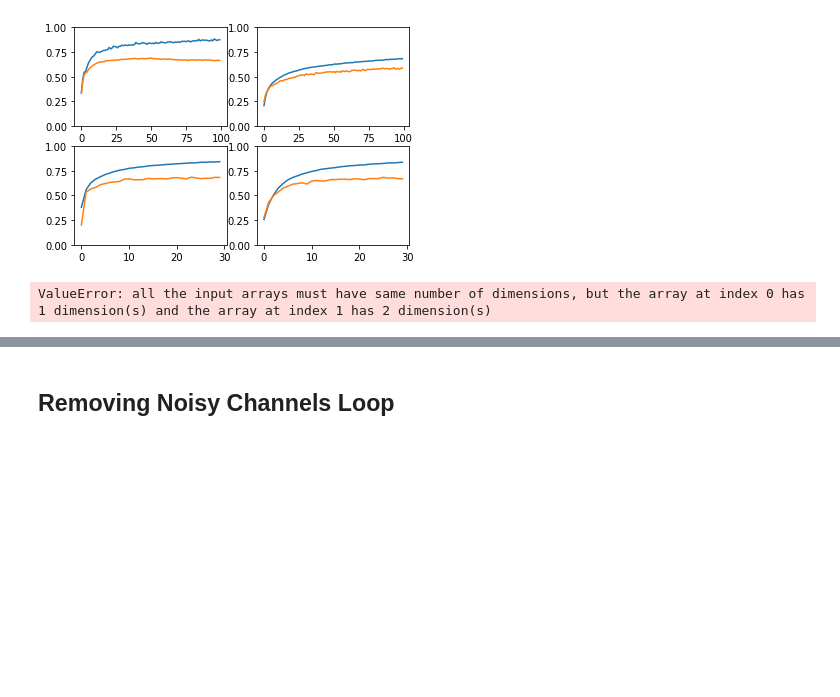
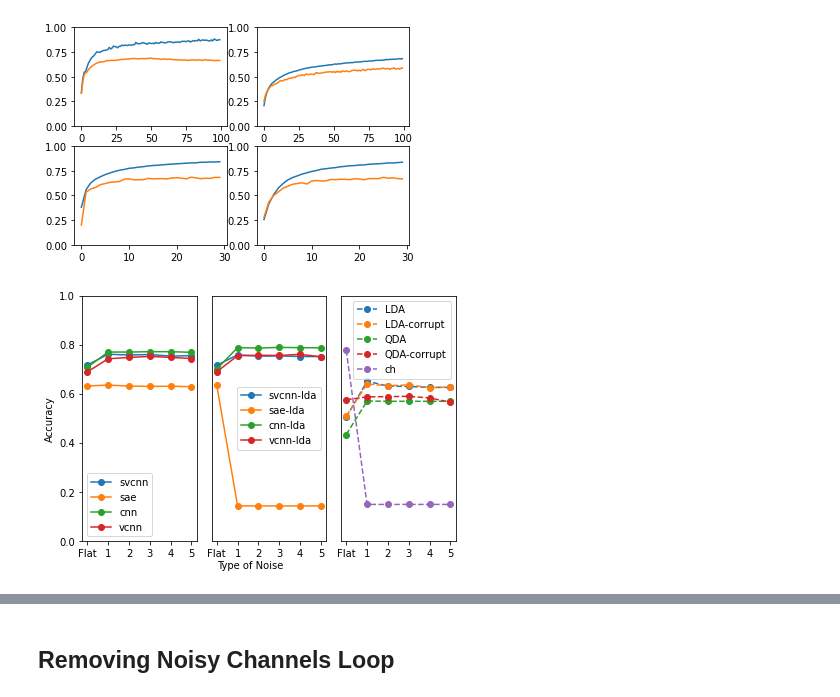
Before and after one commit to yuniteh/latent_rep, a Jupyter notebook: python/loop_main.ipynb, the cells around one changed output, grey strips where cells are left out. Cells and saved outputs as stored; diff of their text form; code cells hidden in the pictures; blank space fills up the shorter version.

```diff
--- a/python/loop_main.ipynb
+++ b/python/loop_main.ipynb
@@ -148,27 +128,27 @@ sub_noise = np.nanmean(np.nanmean(sub_noise_o,axis=0),axis=0)
 # %%
 # Plot accuracy vs. noise
 fig,ax = plt.subplots(1,3)
 for i in range(0,4):
-    ax[0].plot(np.hstack((ave_noise[:,i],ave_noise[:,i])),'-o')
+    ax[0].plot(np.hstack((flat_ave_noise[:,i],ave_noise[:,i])),'-o')
 for i in range(4,8):
     ax[1].plot(np.hstack((flat_ave_noise[:,i],ave_noise[:,i])),'-o')
 for i in range(8,13):
-    ax[2].plot(np.hstack((flat_ave),'--o'))
+    ax[2].plot(np.hstack((flat_ave_noise[:,i],ave_noise[:,i])),'--o')
 ax[0].set_ylabel('Accuracy')
 fig.text(0.5, 0, 'Type of Noise', ha='center')
 ax[0].legend(['svcnn','sae','cnn','vcnn'])
 ax[1].legend(['svcnn-lda','sae-lda','cnn-lda','vcnn-lda'])
 ax[2].legend(['LDA','LDA-corrupt','QDA','QDA-corrupt','ch'])
 ax[1].set_yticks([])
 ax[2].set_yticks([])
 for i in range(0,3):
     ax[i].set_ylim(0,1)
     ax[i].set_xticks(range(0,6))
     ax[i].set_xticklabels(['Flat','1','2','3','4','5'])
 
 fig.set_tight_layout(True)
 # %% [output]
-ValueError: all the input arrays must have same number of dimensions, but the array at index 0 has 1 dimension(s) and the array at index 1 has 2 dimension(s)
+[figure, added]
 # %%
 # Plot accuracy vs. noise
 fig,ax = plt.subplots(1,3)
```
Also changed, not shown: parts of 8 cells of this notebook, 1 other file.
